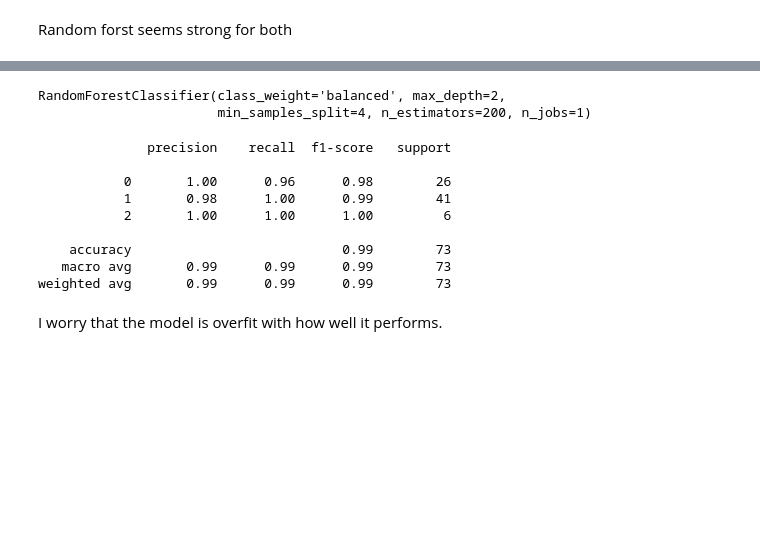
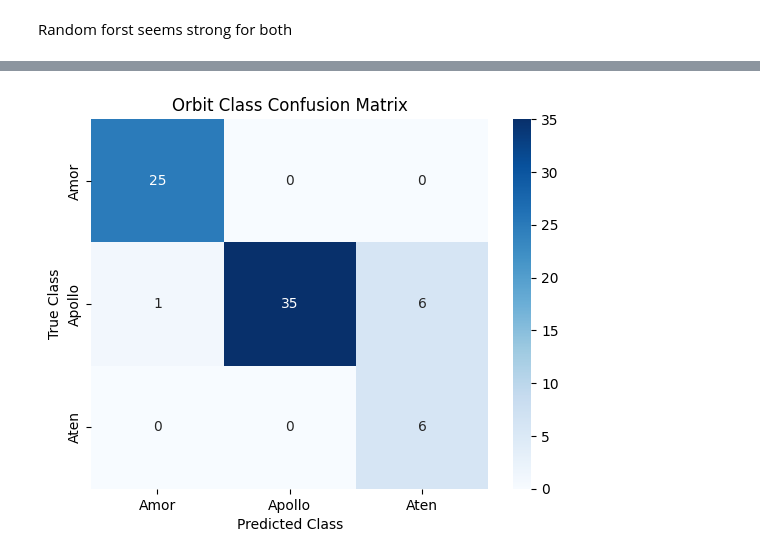
Before and after one commit to INFO523-Fall25-101-201/final-project-the-team, a Jupyter notebook: random_forest_trials.ipynb, the cells around one changed output, grey strips where cells are left out. Drawn from its saved outputs; the diff is of its cells as text; code cells hidden in the pictures; blank space fills up the shorter version.

```diff
--- a/random_forest_trials.ipynb
+++ b/random_forest_trials.ipynb
@@ -195,16 +258,29 @@ plt.show()
 Random forst seems strong for both
 # %%
 #Hyperparameter tuning
-param_grid = {
-    'n_estimators': [150, 125, 175, 200],
-    'max_depth': [None, 1, 2],
-    'min_samples_split': [2,3,4],
-    'min_samples_leaf': [1,2,3],
-    'n_jobs': [-1,1],
-    'class_weight': ['balanced']
+param_grid_multi = {
+    "n_estimators": [200, 400, 600],
+    "max_depth": [40,60,80],
+    "min_samples_split": [40,60,80],
+    "min_samples_leaf": [40,60,80],
+    "max_features": ["sqrt", "log2",0.8],
+    "bootstrap": [True, False],
+    "class_weight": ["balanced"]
 }
-grid_search = GridSearchCV(RandomForestClassifier(), param_grid=param_grid, cv=5)
-grid_search.fit(X_train, y_train)
-print("Best Parameters:", grid_search.best_params_)
-print("Best Estimator:", grid_search.best_estimator_)
+rf_multi = RandomForestClassifier(random_state=55, n_jobs=-1)
+
+grid_multi = GridSearchCV(
+    rf_multi,
+    param_grid=param_grid_multi,
+    scoring="accuracy",
+    cv=5,
+    n_jobs=-1,
+    verbose=1
+)
+grid_multi.fit(X_train, y_train)
+best_rf_multi = grid_multi.best_estimator_
+y_pred_multi = best_rf_multi.predict(X_test)
+print("Best params (Multi-class Orbit):", grid_multi.best_params_)
+print("Best cross-val ROC AUC:", grid_multi.best_score_)
+print(classification_report(y_test, y_pred_multi, target_names=le.classes_))
 # %% [output]
@@ -214,32 +299,10 @@ Best Estimator: RandomForestClassifier(class_weight='balanced', min_samples_spli
-# %%
-random_search = RandomizedSearchCV(RandomForestClassifier(), param_grid)
-random_search.fit(X_train, y_train)
-print(random_search.best_estimator_)
-# %% [output]
-RandomForestClassifier(class_weight='balanced', max_depth=2,
-                       min_samples_split=4, n_estimators=200, n_jobs=1)
-# %%
-from sklearn.metrics import classification_report
-model_grid = RandomForestClassifier(n_estimators=125,
-                                    max_depth=None,
-                                    class_weight ='balanced',
-                                    random_state=55,
-                                    n_jobs=1,
-                                    min_samples_leaf=1,
-                                    min_samples_split=3
-                                    )
-model_grid.fit(X_train, y_train)
-y_pred_grid = rf.predict(X_test)
-print(classification_report(y_pred_grid, y_test))
-# %% [output]
-              precision    recall  f1-score   support
-
-           0       1.00      0.96      0.98        26
-           1       0.98      1.00      0.99        41
-           2       1.00      1.00      1.00         6
-
-    accuracy                           0.99        73
-   macro avg       0.99      0.99      0.99        73
-weighted avg       0.99      0.99      0.99        73
-# %% [markdown]
-I worry that the model is overfit with how well it performs.
+# %%
+cm = confusion_matrix(y_test, y_pred_multi)
+sns.heatmap(cm, annot=True, fmt="d", cmap="Blues",
+            xticklabels=le.classes_, yticklabels=le.classes_)
+plt.xlabel("Predicted Class")
+plt.ylabel("True Class")
+plt.title("Orbit Class Confusion Matrix")
+plt.show()
+# %% [output]
+[figure, added]
```
Also changed, not shown: parts of 5 cells of this notebook.
